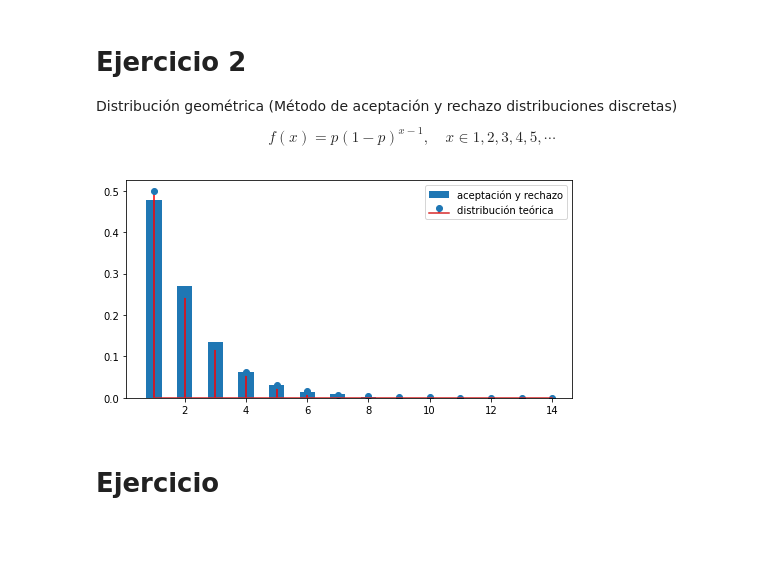
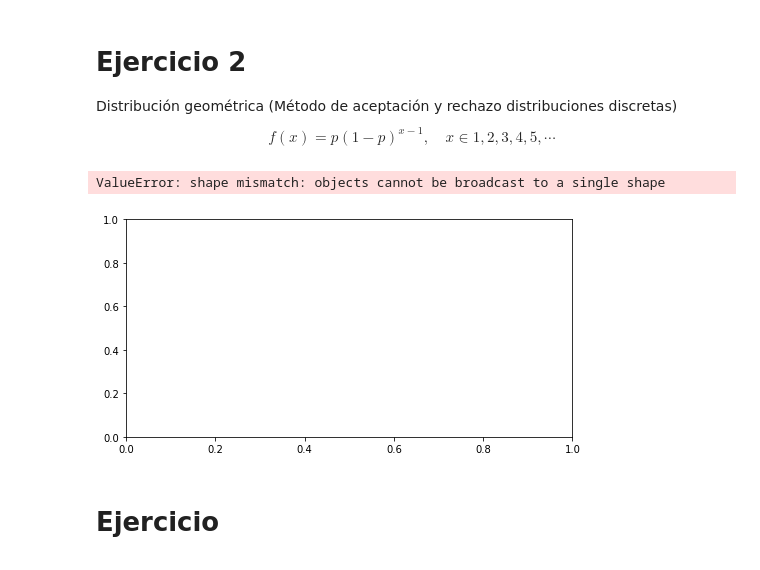
Before and after one commit to duarteandres/SPF-2020-II-G1, a Jupyter notebook: TEMA-2/Clase16_Ejercicios_aplicaciones_reduccion_varianza.ipynb, the cells around one changed output. Cells and saved outputs as stored; diff of their text form; code cells hidden in the pictures; blank space fills up the shorter version.

```diff
--- a/TEMA-2/Clase16_Ejercicios_aplicaciones_reduccion_varianza.ipynb
+++ b/TEMA-2/Clase16_Ejercicios_aplicaciones_reduccion_varianza.ipynb
@@ -147,6 +147,11 @@ $$ f(x) = p(1-p)^{x-1}, \quad x\in 1,2,3,4,5,\cdots$$
 N = 1000
 p = 0.5
 f_x = lambda x: p*(1-p)**(x-1)
-max_f =
+max_f = 1/2
+
+bla = acep_rechazo_simplificada(N, (1, 8), f_x, max_f)
-# %% [output]
-[figure, removed]
+# %%
+ plot_histogram_discrete(bla, "distribución bla")
+# %% [output]
+ValueError: shape mismatch: objects cannot be broadcast to a single shape
+[figure, added]
```
Also changed, not shown: parts of 2 cells of this notebook, 8 other files.
